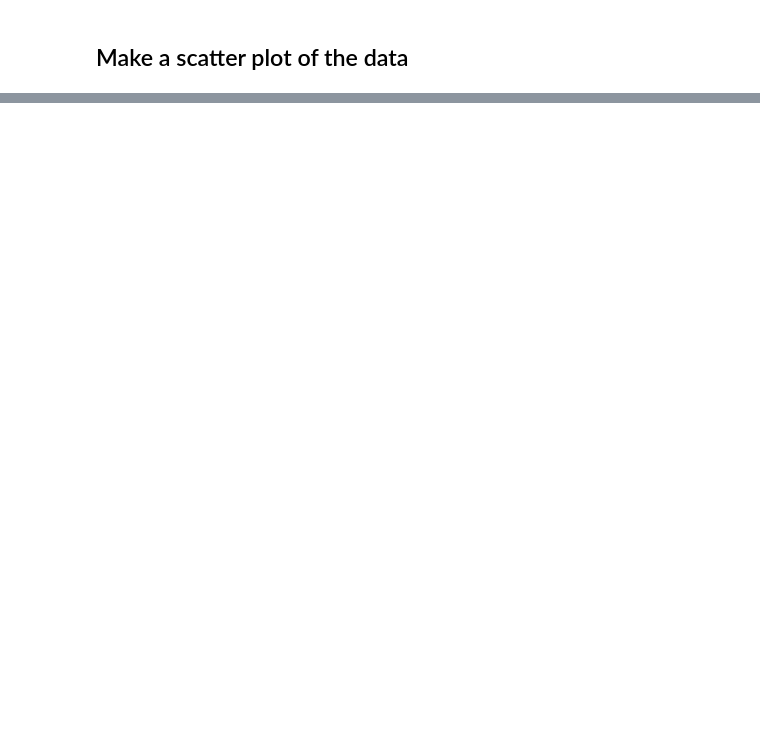
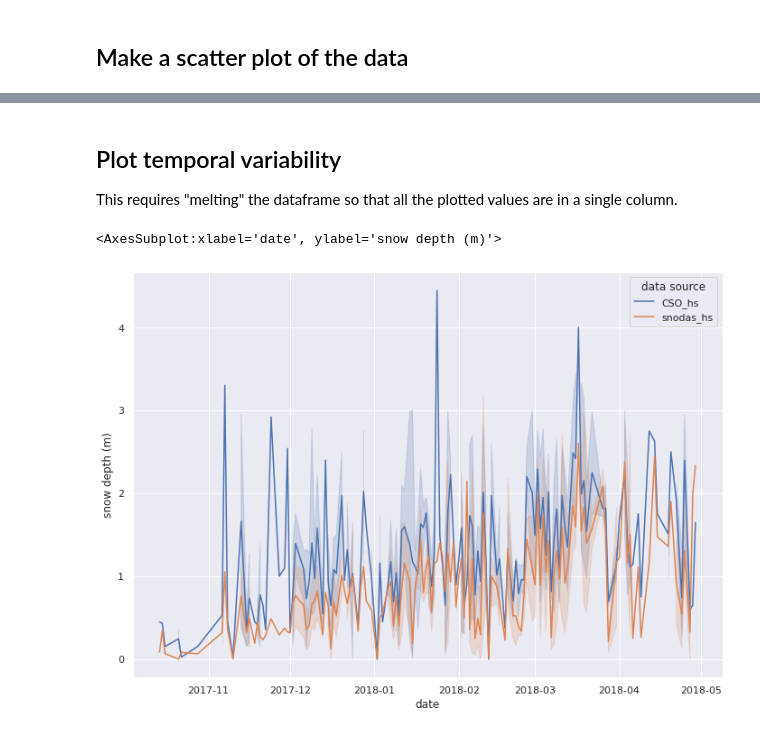
Before and after one commit to communitysnowobs/validation, a Jupyter notebook: SNODAS vs CSO.ipynb, the cells around one changed output, grey strips where cells are left out. Drawn from its saved outputs; the diff is of its cells as text; code cells hidden in the pictures; blank space fills up the shorter version.

```diff
--- a/SNODAS vs CSO.ipynb
+++ b/SNODAS vs CSO.ipynb
@@ -80,0 +92,14 @@ sns.scatterplot(x="CSO_hs",y="snodas_hs", data=df)
+# %% [markdown]
+## Plot temporal variability
+
+This requires "melting" the dataframe so that all the plotted values are in a single column.
+# %%
+df2 = pd.melt(df,
+              id_vars=['longitude','latitude','date'],
+              value_vars=['CSO_hs', 'snodas_hs'],
+              value_name='snow depth (m)',
+              var_name='data source')
+sns.lineplot(x='date',y='snow depth (m)',data=df2, hue = 'data source')
+# %% [output]
+<AxesSubplot:xlabel='date', ylabel='snow depth (m)'>
+[figure, added]
```
Also changed, not shown: parts of 8 cells of this notebook.
